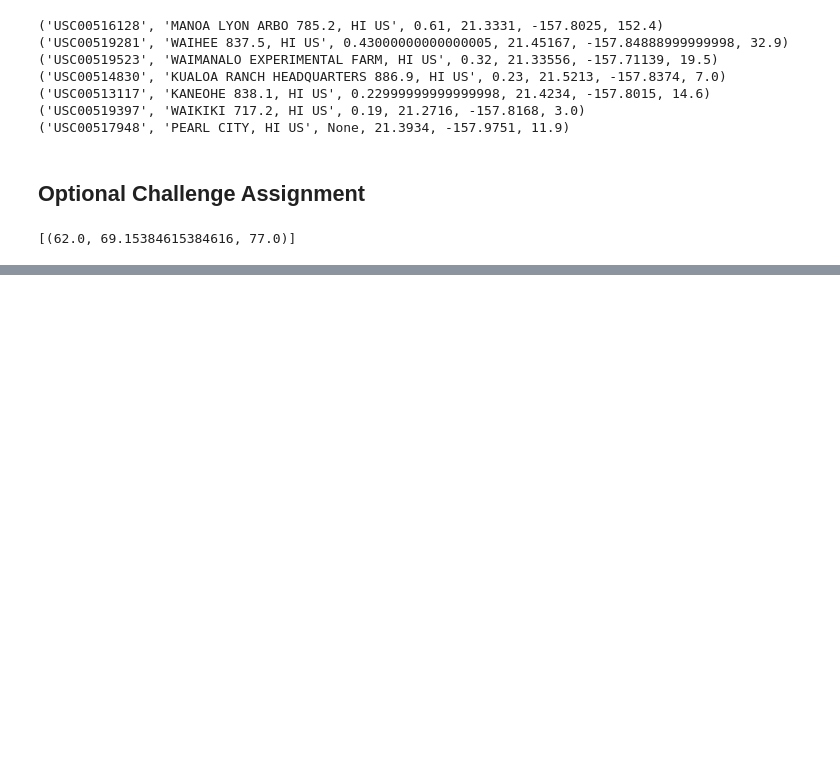
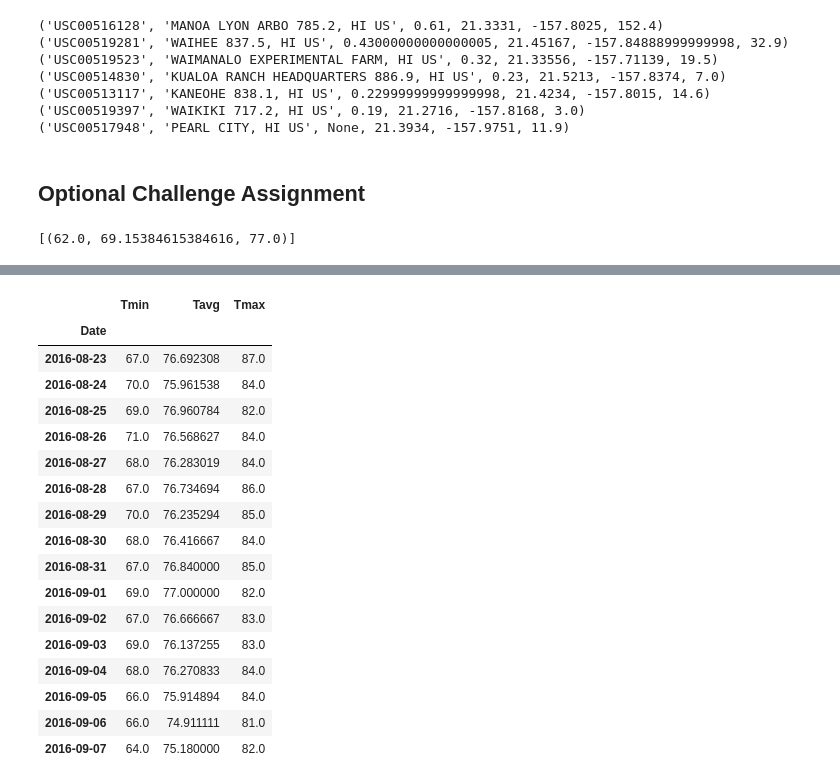
Before and after one commit to JayshreeManiar/Advanced_Data, a Jupyter notebook: climate_starter.ipynb, the cells around one changed output, grey strips where cells are left out. Saved outputs shown, nothing was run; the diff lists cells and outputs as text; code cells hidden in the pictures; blank space fills up the shorter version.

Commit message:
finished the starter

```diff
--- a/climate_starter.ipynb
+++ b/climate_starter.ipynb
@@ -334,10 +337,39 @@ daily_normals("01-01")
 # calculate the daily normals for your trip
 # push each tuple of calculations into a list called `normals`
 
+
 # Set the start and end date of the trip
-
+start = tstart-previous_year
+end = tend - previous_year
+print(start)
+print(end)
 # Use the start and end date to create a range of dates
 
 # Stip off the year and save a list of %m-%d strings
+'''Calculate the Daily Normals'''
+
+#create a function called daily_normals that will calculate the daily normals for a specific date
+def daily_normals(day_date):
+  temps = session.query(func.min(Measurement.tobs), func.avg(Measurement.tobs), func.max(Measurement.tobs)).\
+                        filter(func.strftime("%m-%d", Measurement.date) == day_date).all()
+  return temps
+trip_start=dt.date(2016,8,23)
+trip_end =dt.date(2016,9,7)
+
+# Use the start and end date to create a range of dates
+trip_dates = pd.date_range(trip_start, trip_end)
+
+# Stip off the year and save a list of %m-%d strings
+trip_mmdd = trip_dates.strftime('%m-%d')
 
 # Loop through the list of %m-%d strings and calculate the normals for each date
+normals = []
+for trip_date in trip_mmdd:
+  #append daily_normals
+  normals.append(*daily_normals(trip_date))
+
+
+
+
+
+# Loop through the list of %m-%d strings and calculate the normals for each date
@@ -347,0 +379,31 @@ daily_normals("01-01")
+# %%
+# Load the previous query results into a Pandas DataFrame and add the `trip_dates` range as the `date` index
+# Load the previous query results into a Pandas DataFrame and add the `trip_dates` range as the `date` index
+normals_df = pd.DataFrame(normals, columns = ['Tmin', 'Tavg', 'Tmax'])
+
+#make the trip dates the index
+normals_df['Date'] = trip_dates
+normals_df = normals_df.set_index('Date')
+normals_df
+#normals_df =pd.to_datetime(normals_df , errors = 'coerce')
+
+# Plot the daily normals as an area plot with `stacked=False`
+# %% [output]
+|  | Tmin | Tavg | Tmax |
+| Date |  |  |  |
+| 2016-08-23 | 67.0 | 76.692308 | 87.0 |
+| 2016-08-24 | 70.0 | 75.961538 | 84.0 |
+| 2016-08-25 | 69.0 | 76.960784 | 82.0 |
+| 2016-08-26 | 71.0 | 76.568627 | 84.0 |
+| 2016-08-27 | 68.0 | 76.283019 | 84.0 |
+| 2016-08-28 | 67.0 | 76.734694 | 86.0 |
+| 2016-08-29 | 70.0 | 76.235294 | 85.0 |
+| 2016-08-30 | 68.0 | 76.416667 | 84.0 |
+| 2016-08-31 | 67.0 | 76.840000 | 85.0 |
+| 2016-09-01 | 69.0 | 77.000000 | 82.0 |
+| 2016-09-02 | 67.0 | 76.666667 | 83.0 |
+| 2016-09-03 | 69.0 | 76.137255 | 83.0 |
+| 2016-09-04 | 68.0 | 76.270833 | 84.0 |
+| 2016-09-05 | 66.0 | 75.914894 | 84.0 |
+| 2016-09-06 | 66.0 | 74.911111 | 81.0 |
+| 2016-09-07 | 64.0 | 75.180000 | 82.0 |
```
Also changed, not shown: parts of 5 cells of this notebook.
